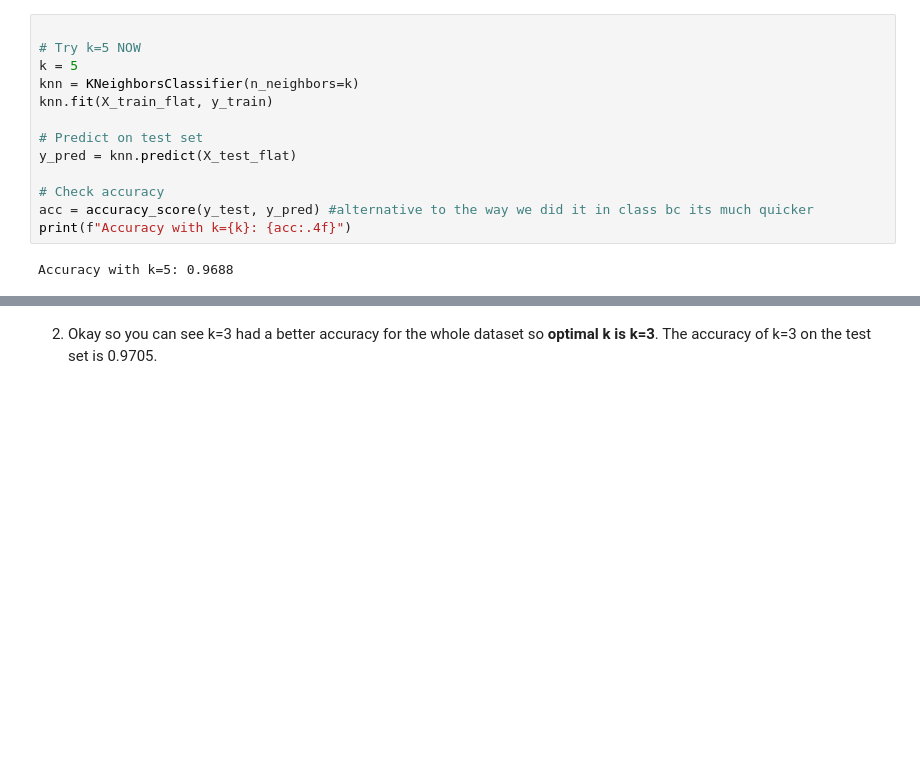
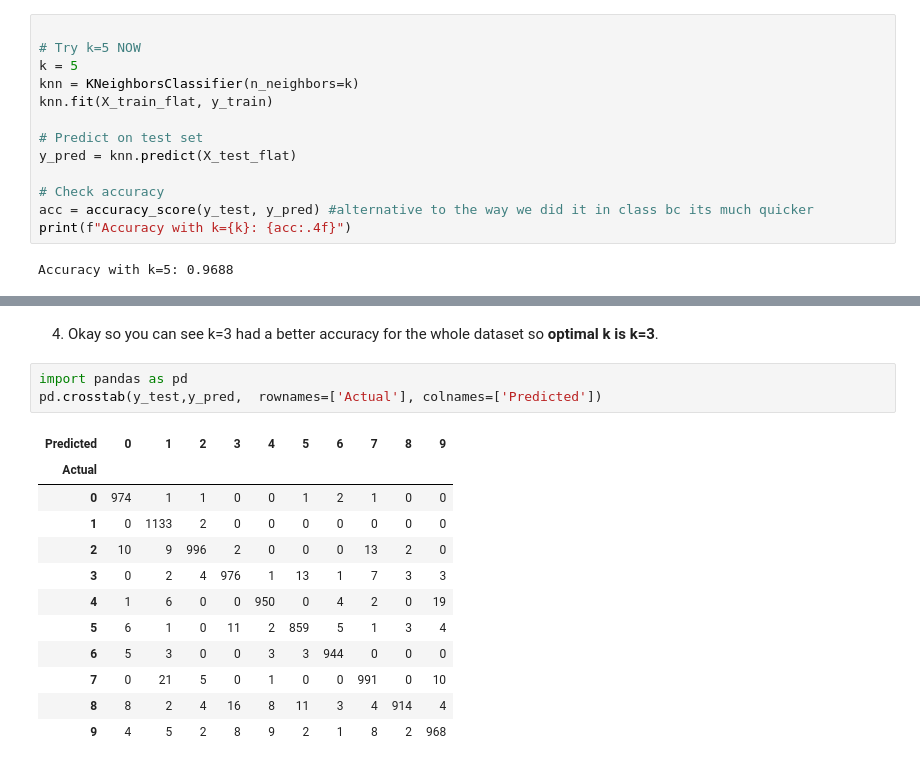
Before and after one commit to allyoshea/KNN, a Jupyter notebook: lab/lab.ipynb, the cells around one changed output, grey strips where cells are left out. Saved outputs shown, nothing was run; the diff lists cells and outputs as text; blank space fills up the shorter version.

```diff
--- a/lab/lab.ipynb
+++ b/lab/lab.ipynb
@@ -238,2 +238,18 @@ Accuracy with k=5: 0.9688
 # %% [markdown]
-2. Okay so you can see k=3 had a better accuracy for the whole dataset so **optimal k is k=3**. The accuracy of k=3 on the test set is  0.9705.
+4. Okay so you can see k=3 had a better accuracy for the whole dataset so **optimal k is k=3**.
+# %%
+import pandas as pd
+pd.crosstab(y_test,y_pred,  rownames=['Actual'], colnames=['Predicted'])
+# %% [output]
+| Predicted | 0 | 1 | 2 | 3 | 4 | 5 | 6 | 7 | 8 | 9 |
+| Actual |  |  |  |  |  |  |  |  |  |  |
+| 0 | 974 | 1 | 1 | 0 | 0 | 1 | 2 | 1 | 0 | 0 |
+| 1 | 0 | 1133 | 2 | 0 | 0 | 0 | 0 | 0 | 0 | 0 |
+| 2 | 10 | 9 | 996 | 2 | 0 | 0 | 0 | 13 | 2 | 0 |
+| 3 | 0 | 2 | 4 | 976 | 1 | 13 | 1 | 7 | 3 | 3 |
+| 4 | 1 | 6 | 0 | 0 | 950 | 0 | 4 | 2 | 0 | 19 |
+| 5 | 6 | 1 | 0 | 11 | 2 | 859 | 5 | 1 | 3 | 4 |
+| 6 | 5 | 3 | 0 | 0 | 3 | 3 | 944 | 0 | 0 | 0 |
+| 7 | 0 | 21 | 5 | 0 | 1 | 0 | 0 | 991 | 0 | 10 |
+| 8 | 8 | 2 | 4 | 16 | 8 | 11 | 3 | 4 | 914 | 4 |
+| 9 | 4 | 5 | 2 | 8 | 9 | 2 | 1 | 8 | 2 | 968 |
```
Also changed, not shown: parts of 5 cells of this notebook.
